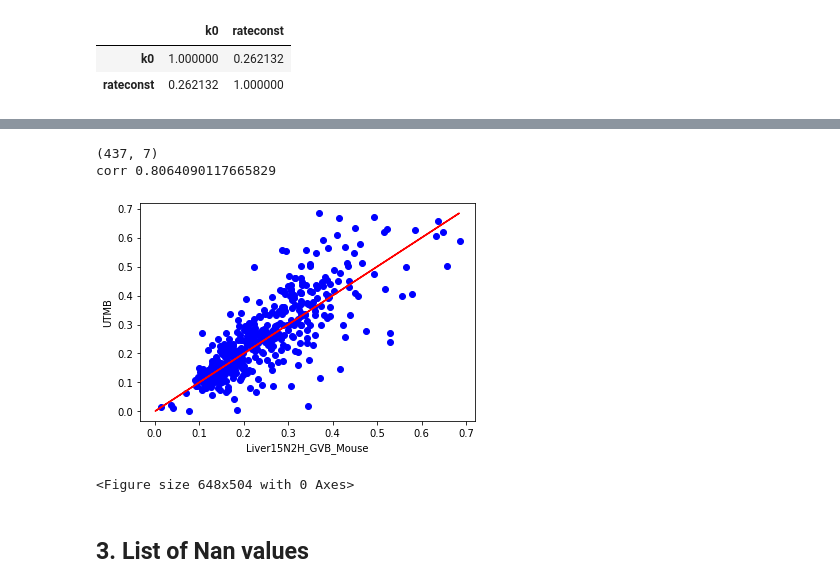
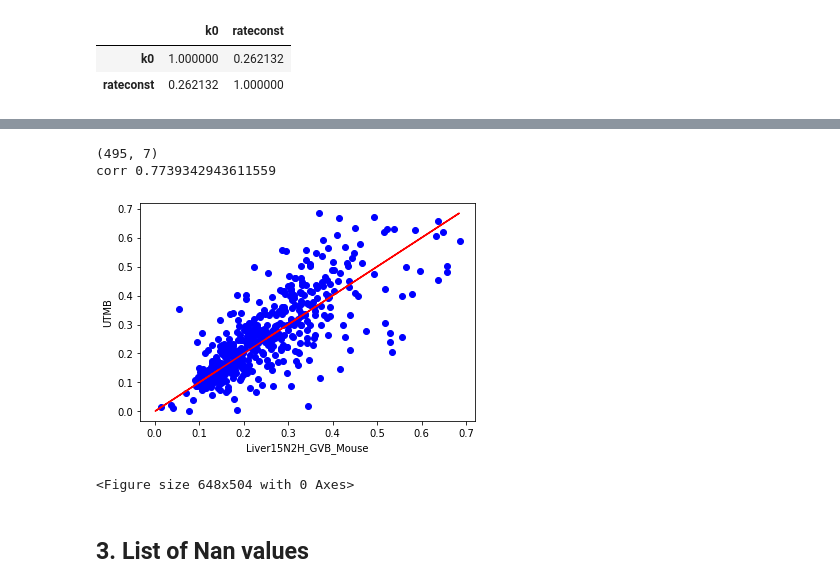
Before and after one commit to henockmamo54/d2omePlusAnalysis, a Jupyter notebook: N15_Vs_d2ome.ipynb, the cells around one changed output, grey strips where cells are left out. Drawn from its saved outputs; the diff is of its cells as text; code cells hidden in the pictures.

```diff
--- a/N15_Vs_d2ome.ipynb
+++ b/N15_Vs_d2ome.ipynb
@@ -116,24 +116,24 @@ corr 0.670949074252783
 [figure]
 <Figure size 648x504 with 0 Axes>
 # %%
-temp=utmb_Liver15N2H_GVB_Mouse[utmb_Liver15N2H_GVB_Mouse['# Total Peptides']>=8]
+temp=utmb_Liver15N2H_GVB_Mouse[utmb_Liver15N2H_GVB_Mouse['# Total Peptides']>=7]
 
 temp= temp[(temp.k0<=0.7)&(temp.k0>0) &
                                 (temp.rateconst<=0.7)&(temp.rateconst>0)]
 print(temp.shape)
 plt.scatter(temp.k0,temp.rateconst,c='b')
 plt.plot(temp.rateconst,temp.rateconst,c='r')
 plt.xlabel("Liver15N2H_GVB_Mouse")
 plt.ylabel("UTMB")
 f = plt.figure()
 f.set_figwidth(9)
 f.set_figheight(7)
 corr= temp[['k0','rateconst']].corr()
 print("corr",corr['k0']['rateconst'])
 # %% [output]
-(437, 7)
-corr 0.8064090117665829
+(495, 7)
+corr 0.7739342943611559
-[figure, old version]
+[figure, new version]
 <Figure size 648x504 with 0 Axes>
 # %% [markdown]
 ## 3. List of Nan values
```
Also changed, not shown: parts of 1 cell of this notebook.
